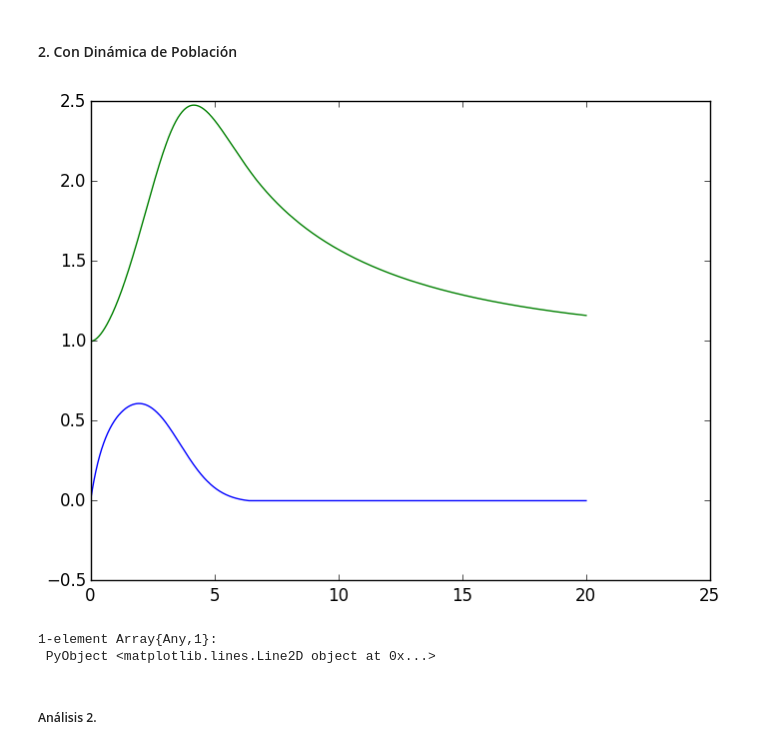
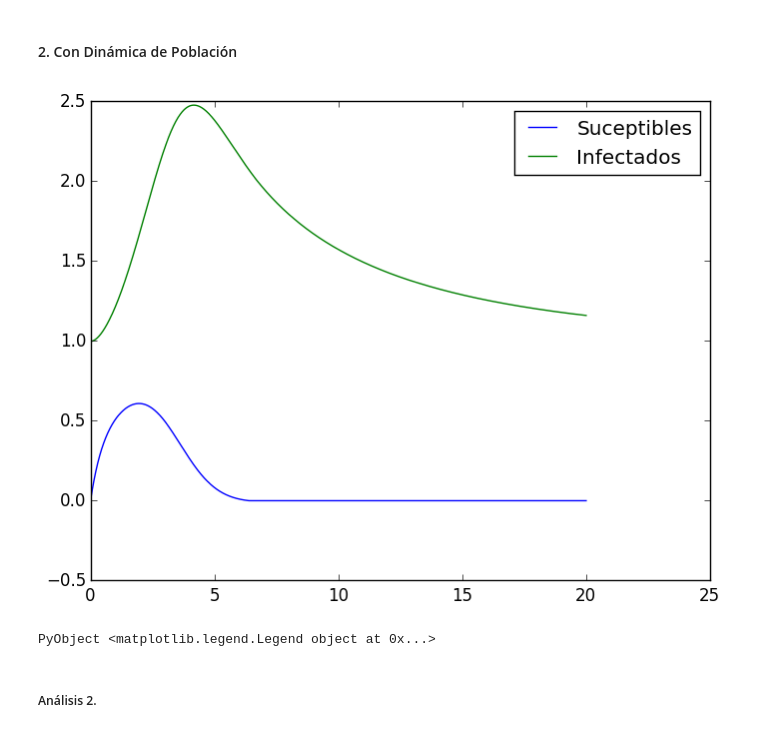
Before and after one commit to a9lara/GitSchoolRepository, a Jupyter notebook: ProyectoFinalPA.ipynb, the cells around one changed output. Cells and saved outputs as stored; diff of their text form; code cells hidden in the pictures.

```diff
--- a/ProyectoFinalPA.ipynb
+++ b/ProyectoFinalPA.ipynb
@@ -302,13 +295,13 @@ plot(tps,resultados_rab[:;2])
 # %%
 x1=[0.0017,0.9983,1.03]
 
 tps2,resultados_dip=integrar(rabies_dip,x1,0,20,0.01);
-plot(tps2,resultados_dip[:;1])
-plot(tps2,resultados_dip[:;2])
+plot(tps2,resultados_dip[:;1],label="Suceptibles")
+plot(tps2,resultados_dip[:;2],label="Infectados")
+legend()
 # %% [output]
-[figure, old version]
+[figure, new version]
-1-element Array{Any,1}:
- PyObject <matplotlib.lines.Line2D object at 0x...>
+PyObject <matplotlib.legend.Legend object at 0x...>
 # %% [markdown]
 ##### Análisis 2.
 # %% [markdown]
```
Also changed, not shown: parts of 4 cells of this notebook, 1 other file.
